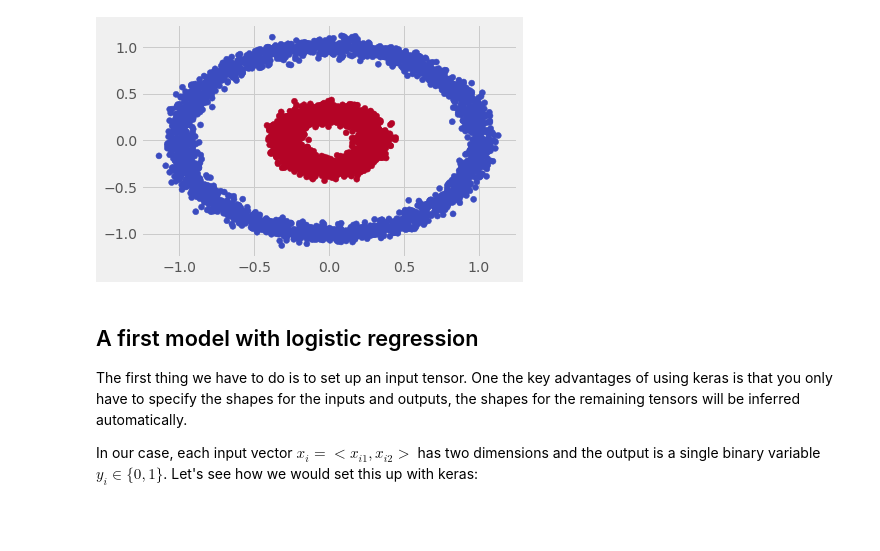
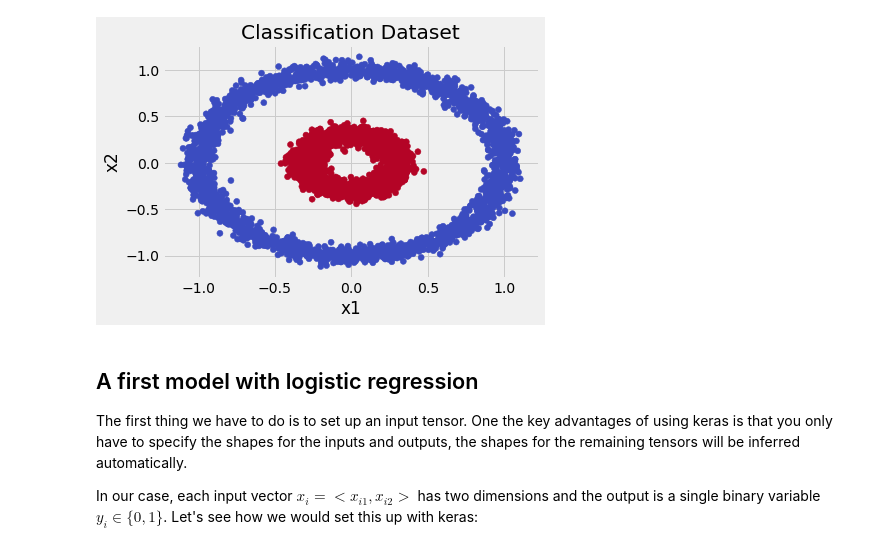
Before and after one commit to beamandrew/deeplearning_101, a Jupyter notebook: mlp_tutorial.ipynb, the cells around one changed output. Saved outputs shown, nothing was run; the diff lists cells and outputs as text; code cells hidden in the pictures; blank space fills up the shorter version.

```diff
--- a/mlp_tutorial.ipynb
+++ b/mlp_tutorial.ipynb
@@ -24,8 +26,11 @@ num_variables = X.shape[1]
 # %%
 plt.scatter(X[:,0], X[:,1], c=y,cmap=plt.cm.coolwarm)
+plt.title("Classification Dataset")
+plt.xlabel('x1')
+plt.ylabel('x2')
 plt.show()
 # %% [output]
-[figure, old version]
+[figure, new version]
 # %% [markdown]
 ## A first model with logistic regression
 
```
Also changed, not shown: parts of 15 cells of this notebook, 1 other file.
